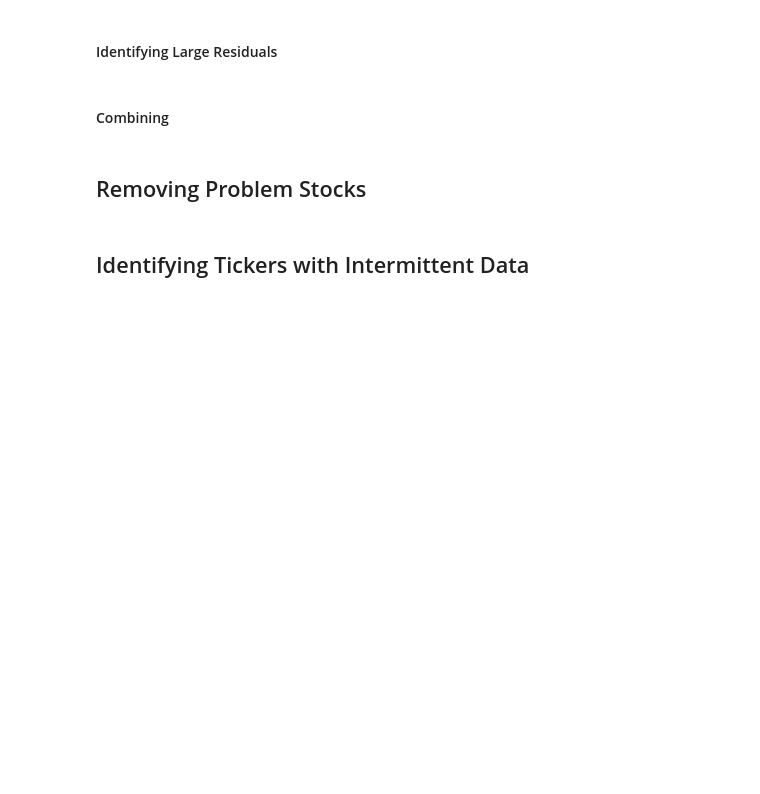
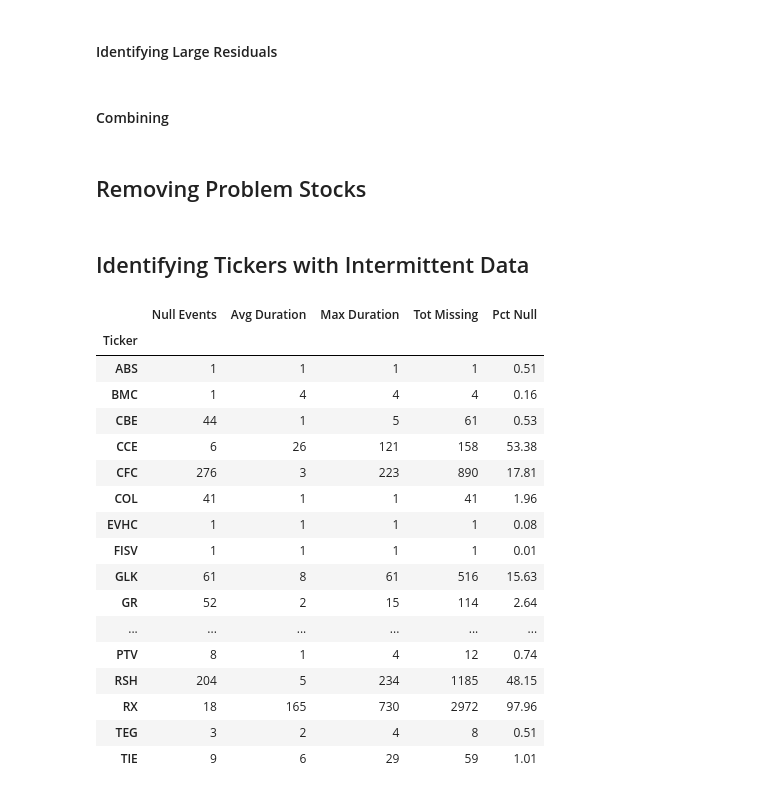
Before and after one commit to JamieW365/trading_algos, a Jupyter notebook: notebooks/data processing/identifying_outliers.ipynb, the cells around one changed output. Saved outputs shown, nothing was run; the diff lists cells and outputs as text; code cells hidden in the pictures; blank space fills up the shorter version.

```diff
--- a/notebooks/data processing/identifying_outliers.ipynb
+++ b/notebooks/data processing/identifying_outliers.ipynb
@@ -274,6 +288,25 @@ def nulls_summary(data = pd.DataFrame):
 
     return df_null
 # %%
-df_nulls = nulls_summary(log_prices)
+df_nulls = nulls_summary(df_stocks)
 df_nulls
+# %% [output]
+|  | Null Events | Avg Duration | Max Duration | Tot Missing | Pct Null |
+| Ticker |  |  |  |  |  |
+| ABS | 1 | 1 | 1 | 1 | 0.51 |
+| BMC | 1 | 4 | 4 | 4 | 0.16 |
+| CBE | 44 | 1 | 5 | 61 | 0.53 |
+| CCE | 6 | 26 | 121 | 158 | 53.38 |
+| CFC | 276 | 3 | 223 | 890 | 17.81 |
+| COL | 41 | 1 | 1 | 41 | 1.96 |
+| EVHC | 1 | 1 | 1 | 1 | 0.08 |
+| FISV | 1 | 1 | 1 | 1 | 0.01 |
+| GLK | 61 | 8 | 61 | 516 | 15.63 |
+| GR | 52 | 2 | 15 | 114 | 2.64 |
+| ... | ... | ... | ... | ... | ... |
+| PTV | 8 | 1 | 4 | 12 | 0.74 |
+| RSH | 204 | 5 | 234 | 1185 | 48.15 |
+| RX | 18 | 165 | 730 | 2972 | 97.96 |
+| TEG | 3 | 2 | 4 | 8 | 0.51 |
+| TIE | 9 | 6 | 29 | 59 | 1.01 |
 # %%
```
Also changed, not shown: parts of 17 cells of this notebook.
